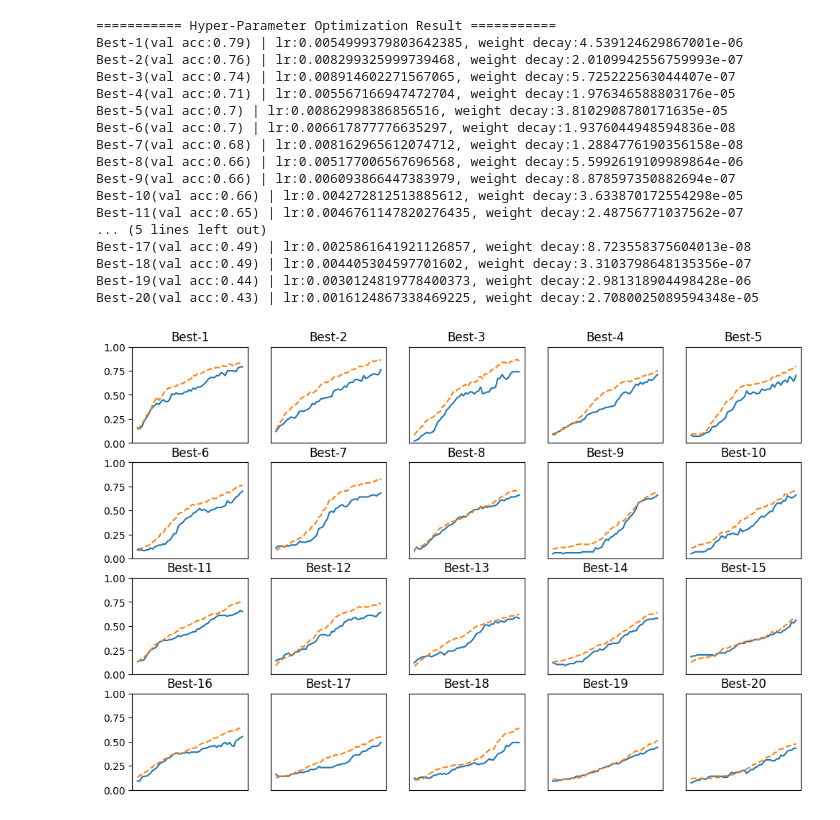
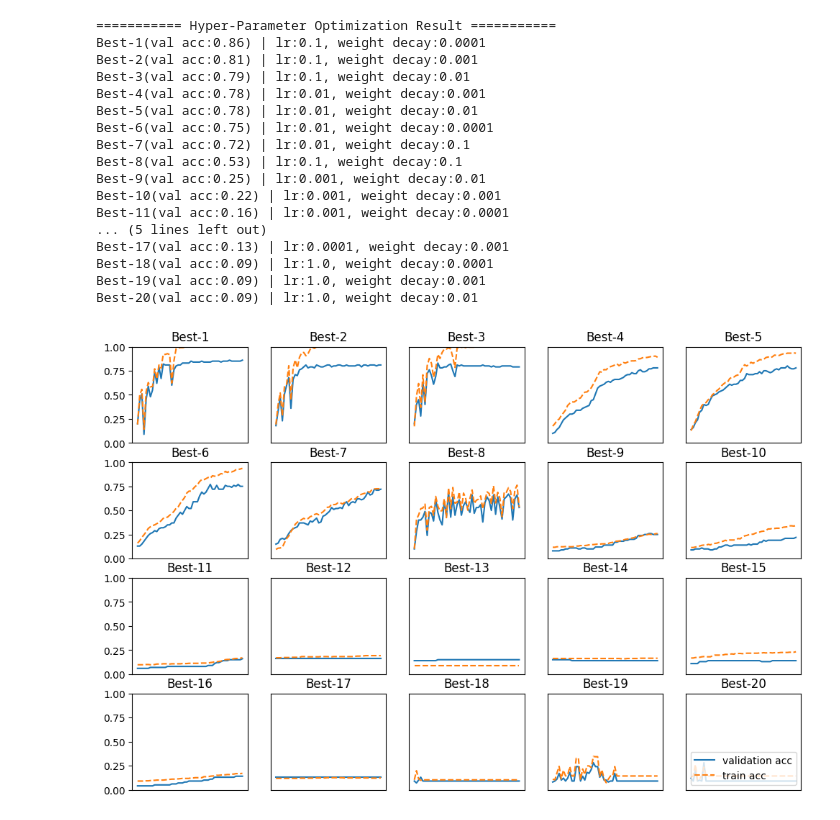
Before and after one commit to chanship72/deepbottom, a Jupyter notebook: chapter6/report_hyperparameter_opt.ipynb, the cells around one changed output. Saved outputs shown, nothing was run; the diff lists cells and outputs as text; code cells hidden in the pictures.

```diff
--- a/chapter6/report_hyperparameter_opt.ipynb
+++ b/chapter6/report_hyperparameter_opt.ipynb
@@ -35,18 +35,20 @@ def __train(lr, weight_decay, epocs=50):
 
     return trainer.test_acc_list, trainer.train_acc_list
 # %%
-optimization_trial = 100
+import numpy as np
+
+# 하이퍼파라미터 범위 정의
+weight_decay_list = np.logspace(-4, 0, num=5)
+lr_list = np.logspace(-4, 0, num=5)
+
 results_val = {}
 results_train = {}
-for _ in range(optimization_trial):
-    # 탐색한 하이퍼파라미터의 범위 지정===============
-    weight_decay = 10 ** np.random.uniform(-8, -4)
-    lr = 10 ** np.random.uniform(-6, -2)
-    # ================================================
 
-    val_acc_list, train_acc_list = __train(lr, weight_decay)
-    print("val acc:" + str(val_acc_list[-1]) + " | lr:" + str(lr) + ", weight decay:" + str(weight_decay))
-    key = "lr:" + str(lr) + ", weight decay:" + str(weight_decay)
-    results_val[key] = val_acc_list
-    results_train[key] = train_acc_list
+for weight_decay in weight_decay_list:
+    for lr in lr_list:
+        val_acc_list, train_acc_list = __train(lr, weight_decay)
+        print("val acc:" + str(val_acc_list[-1]) + " | lr:" + str(lr) + ", weight decay:" + str(weight_decay))
+        key = "lr:" + str(lr) + ", weight decay:" + str(weight_decay)
+        results_val[key] = val_acc_list
+        results_train[key] = train_acc_list
 # %% [output]
@@ -70,44 +76,44 @@ val acc:0.12 | lr:0.00036808190796763264, weight decay:1.68035626980974e-07
 # %%
 print("=========== Hyper-Parameter Optimization Result ===========")
 graph_draw_num = 20
 col_num = 5
 row_num = int(np.ceil(graph_draw_num / col_num))
 i = 0
 plt.figure(figsize=(12, 8))
 for key, val_acc_list in sorted(results_val.items(), key=lambda x: x[1][-1], reverse=True):
     print("Best-" + str(i+1) + "(val acc:" + str(val_acc_list[-1]) + ") | " + key)
 
     plt.subplot(row_num, col_num, i+1)
     plt.title("Best-" + str(i+1))
     plt.ylim(0.0, 1.0)
     if i % 5:
         plt.yticks([])
     plt.xticks([])
     x = np.arange(len(val_acc_list))
-    plt.plot(x, val_acc_list)
-    plt.plot(x, results_train[key], "--")
+    plt.plot(x, val_acc_list, label='validation acc')
+    plt.plot(x, results_train[key], "--", label='train acc')
     i += 1
 
     if i >= graph_draw_num:
         break
-
+plt.legend(loc='lower right')
 plt.show()
 # %% [output]
 =========== Hyper-Parameter Optimization Result ===========
-Best-1(val acc:0.79) | lr:0.0054999379803642385, weight decay:4.539124629867001e-06
-Best-2(val acc:0.76) | lr:0.008299325999739468, weight decay:2.0109942556759993e-07
-Best-3(val acc:0.74) | lr:0.008914602271567065, weight decay:5.725222563044407e-07
-Best-4(val acc:0.71) | lr:0.005567166947472704, weight decay:1.976346588803176e-05
-Best-5(val acc:0.7) | lr:0.00862998386856516, weight decay:3.8102908780171635e-05
-Best-6(val acc:0.7) | lr:0.006617877776635297, weight decay:1.9376044948594836e-08
-Best-7(val acc:0.68) | lr:0.008162965612074712, weight decay:1.2884776190356158e-08
-Best-8(val acc:0.66) | lr:0.005177006567696568, weight decay:5.5992619109989864e-06
-Best-9(val acc:0.66) | lr:0.006093866447383979, weight decay:8.878597350882694e-07
-Best-10(val acc:0.66) | lr:0.004272812513885612, weight decay:3.633870172554298e-05
-Best-11(val acc:0.65) | lr:0.0046761147820276435, weight decay:2.48756771037562e-07
+Best-1(val acc:0.86) | lr:0.1, weight decay:0.0001
+Best-2(val acc:0.81) | lr:0.1, weight decay:0.001
+Best-3(val acc:0.79) | lr:0.1, weight decay:0.01
+Best-4(val acc:0.78) | lr:0.01, weight decay:0.001
+Best-5(val acc:0.78) | lr:0.01, weight decay:0.01
+Best-6(val acc:0.75) | lr:0.01, weight decay:0.0001
+Best-7(val acc:0.72) | lr:0.01, weight decay:0.1
+Best-8(val acc:0.53) | lr:0.1, weight decay:0.1
+Best-9(val acc:0.25) | lr:0.001, weight decay:0.01
+Best-10(val acc:0.22) | lr:0.001, weight decay:0.001
+Best-11(val acc:0.16) | lr:0.001, weight decay:0.0001
 ... (5 lines left out)
-Best-17(val acc:0.49) | lr:0.0025861641921126857, weight decay:8.723558375604013e-08
-Best-18(val acc:0.49) | lr:0.004405304597701602, weight decay:3.3103798648135356e-07
-Best-19(val acc:0.44) | lr:0.0030124819778400373, weight decay:2.981318904498428e-06
-Best-20(val acc:0.43) | lr:0.0016124867338469225, weight decay:2.7080025089594348e-05
+Best-17(val acc:0.13) | lr:0.0001, weight decay:0.001
+Best-18(val acc:0.09) | lr:1.0, weight decay:0.0001
+Best-19(val acc:0.09) | lr:1.0, weight decay:0.001
+Best-20(val acc:0.09) | lr:1.0, weight decay:0.01
-[figure, old version]
+[figure, new version]
```
Also changed, not shown: parts of 1 cell of this notebook, 9 other files.
